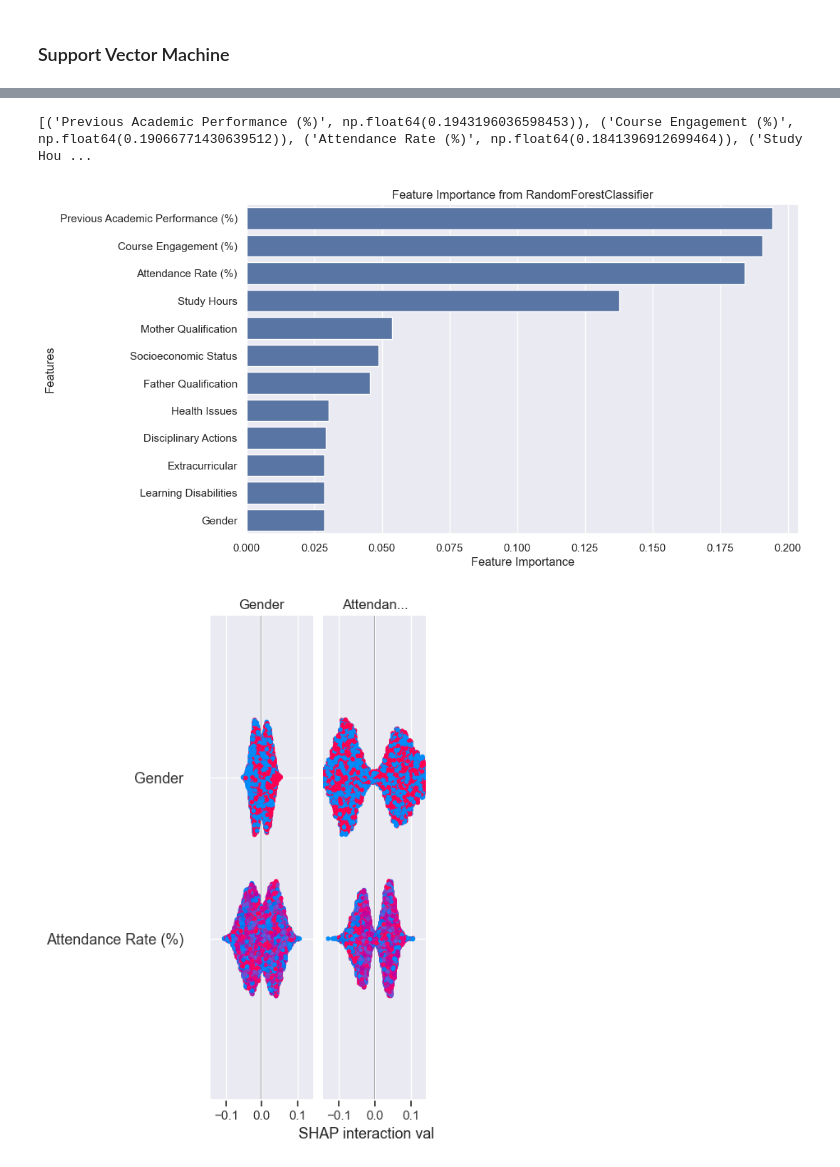
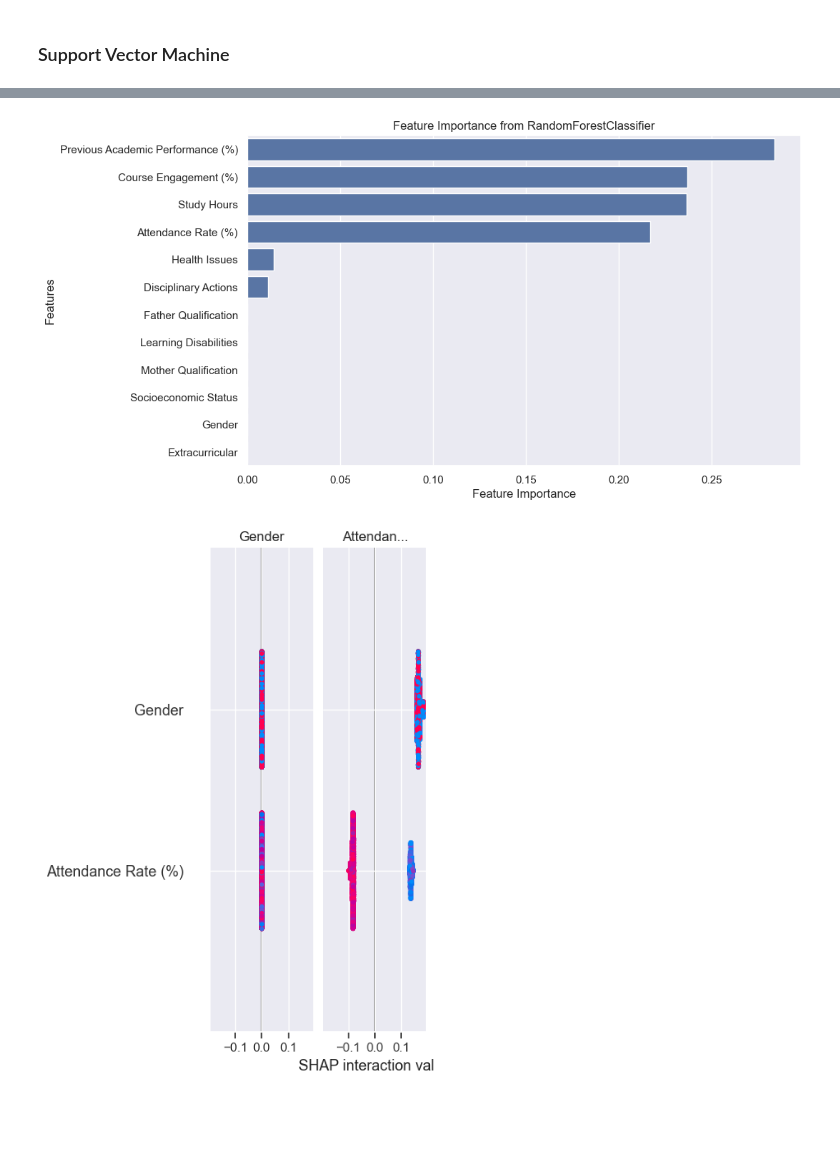
Before and after one commit to ayeshks/Predict-Students, a Jupyter notebook: notebooks/students_risk.ipynb, the cells around one changed output, grey strips where cells are left out. Drawn from its saved outputs; the diff is of its cells as text; code cells hidden in the pictures; blank space fills up the shorter version.

```diff
--- a/notebooks/students_risk.ipynb
+++ b/notebooks/students_risk.ipynb
@@ -265,15 +478,13 @@ Testing Scores:
 # %% [markdown]
 ### Naive Bayes
 # %%
-mnb = MultinomialNB()
-mnb.fit(X_train_smote, Y_train_smote)
+gnb = GaussianNB()
+gnb.fit(X_train_smote_new, Y_train_smote_new)
 
-y_train_pred = mnb.predict(X_train_smote)
+y_train_pred = gnb.predict(X_train_smote_new)
+y_test_pred = gnb.predict(X_test)
 
-y_test_pred = mnb.predict(X_test)
-
-training_scores(Y_train_smote, y_train_pred)
-
+training_scores(Y_train_smote_new, y_train_pred)
 validation_scores(Y_test, y_test_pred)
 # %% [output]
 Training Scores:
@@ -291,14 +502,13 @@ Testing Scores:
 # %%
 dt = DecisionTreeClassifier()
 
-dt.fit(X_train_smote, Y_train_smote)
+dt.fit(X_train_smote_new, Y_train_smote_new)
 
-y_train_pred = dt.predict(X_train_smote)
+y_train_pred = dt.predict(X_train_smote_new)
 
 y_test_pred = dt.predict(X_test)
 
-training_scores(Y_train_smote, y_train_pred)
-
+training_scores(Y_train_smote_new, y_train_pred)
 validation_scores(Y_test, y_test_pred)
 # %% [output]
 Training Scores:
@@ -316,13 +526,13 @@ Testing Scores:
 # %%
 rf = RandomForestClassifier()
 
-rf.fit(X_train_smote, Y_train_smote)
+rf.fit(X_train_smote_new, Y_train_smote_new)
 
-y_train_pred = dt.predict(X_train_smote)
+y_train_pred = rf.predict(X_train_smote_new)
 
-y_test_pred = dt.predict(X_test)
+y_test_pred = rf.predict(X_test)
 
-training_scores(Y_train_smote, y_train_pred)
+training_scores(Y_train_smote_new, y_train_pred)
 
 validation_scores(Y_test, y_test_pred)
 # %% [output]
@@ -341,13 +551,13 @@ Testing Scores:
 # %%
 svm = SVC()
 
-svm.fit(X_train_smote, Y_train_smote)
+svm.fit(X_train_smote_new, Y_train_smote_new)
 
-y_train_pred = dt.predict(X_train_smote)
+y_train_pred = svm.predict(X_train_smote_new)
 
-y_test_pred = dt.predict(X_test)
+y_test_pred = svm.predict(X_test)
 
-training_scores(Y_train_smote, y_train_pred)
+training_scores(Y_train_smote_new, y_train_pred)
 
 validation_scores(Y_test, y_test_pred)
 # %% [output]
@@ -400,8 +591,3 @@ print(np.mean(np.abs(shap_values_array), axis=0))  # Mean absolute SHAP values f
-# %%
-feature_importances = rf.feature_importances_
-print(sorted(zip(X_train_sample.columns, feature_importances), key=lambda x: x[1], reverse=True))
-# %% [output]
-[('Previous Academic Performance (%)', np.float64(0.1943196036598453)), ('Course Engagement (%)', np.float64(0.19066771430639512)), ('Attendance Rate (%)', np.float64(0.1841396912699464)), ('Study Hou ...
 # %%
 import matplotlib.pyplot as plt
 import seaborn as sns
@@ -410,7 +596,7 @@ import seaborn as sns
 feature_importances = rf.feature_importances_
 
 # Create a sorted list of feature names and their corresponding importance values
-features_sorted = sorted(zip(X_train_sample.columns, feature_importances), key=lambda x: x[1], reverse=True)
+features_sorted = sorted(zip(X_train_smote.columns, feature_importances), key=lambda x: x[1], reverse=True)
 
 # Unzip the sorted list into separate lists for feature names and importance values
 feature_names, importance_values = zip(*features_sorted)
@@ -427,20 +613,20 @@ plt.title("Feature Importance from RandomForestClassifier")
 # Display the plot
 plt.show()
 # %% [output]
-[figure, old version]
+[figure, new version]
 # %%
 import shap
 
 # Initialize the SHAP explainer for your Random Forest model
 explainer = shap.TreeExplainer(rf)
 
 # Calculate SHAP values for the entire dataset (can sample if the dataset is too large)
-shap_values = explainer.shap_values(X_train_smote)
+shap_values = explainer.shap_values(X_train_smote_new)
 
 # Generate the SHAP summary plot for global feature importance
-shap.summary_plot(shap_values, X_train_smote)
+shap.summary_plot(shap_values, X_train_smote_new)
 # %% [output]
-[figure, old version]
+[figure, new version]
 # %%
 import shap
 
```
Also changed, not shown: parts of 46 cells of this notebook, 3 other files.
